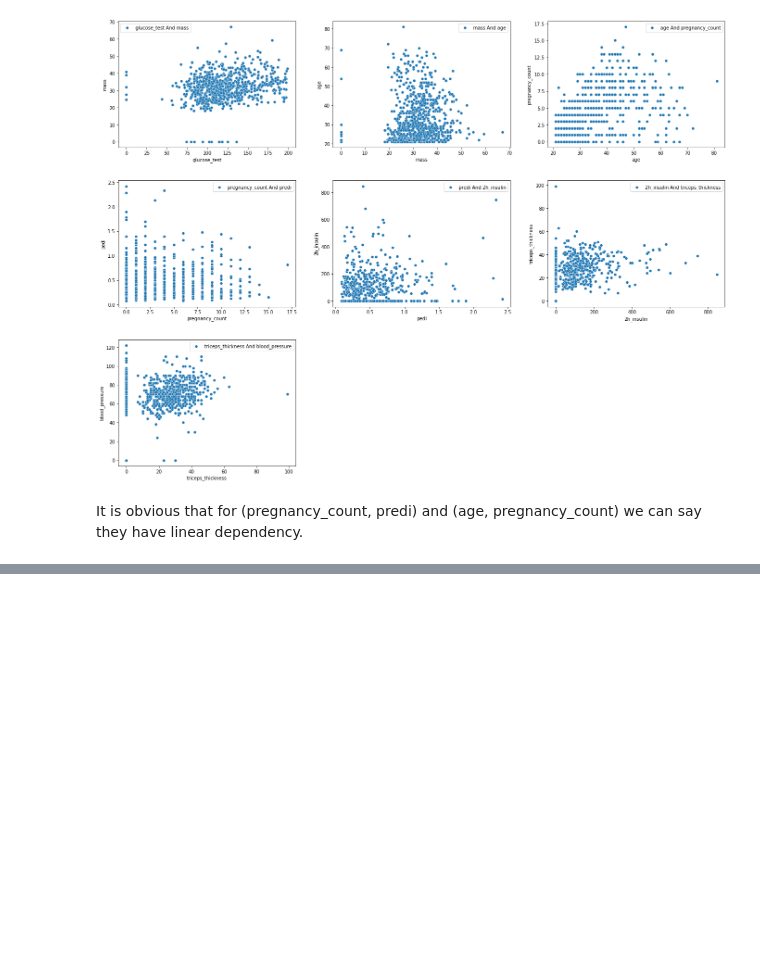
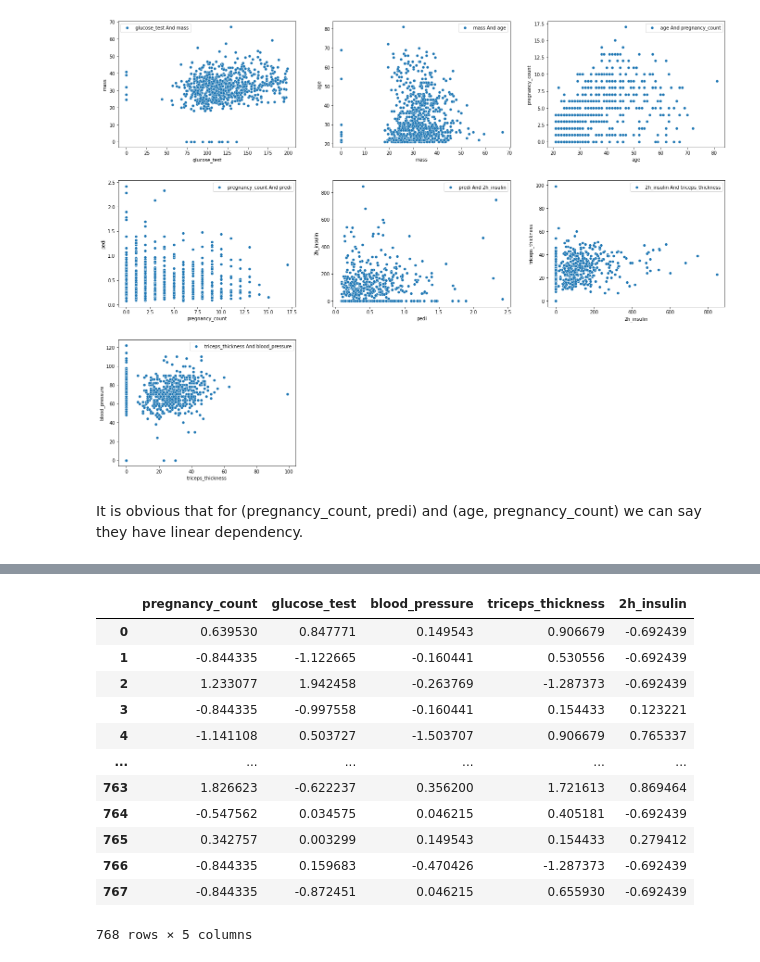
Before and after one commit to amindadgar/Machine-Learning, a Jupyter notebook: HW1/main.ipynb, the cells around one changed output, grey strips where cells are left out. Saved outputs shown, nothing was run; the diff lists cells and outputs as text; code cells hidden in the pictures; blank space fills up the shorter version.

```diff
--- a/HW1/main.ipynb
+++ b/HW1/main.ipynb
@@ -176,0 +199,23 @@ It is obvious that for (pregnancy_count, predi) and (age, pregnancy_count) we ca
+# %%
+def normalize(attrib):
+    """
+    normalize an attribute using its mean and standard deviation
+
+    INPUTS:
+    --------
+    attrib: a pandas series, the original unormalized attribute
+
+    OUTPUT:
+    --------
+    normalized:  the normalized attribute
+    """
+
+    mu = attrib.mean()
+    sigma = attrib.std()
+
+    normalized = (attrib - mu) / sigma
+    return normalized
+
+## third attribute is blood pressure
+blood_pressure_norm = normalize(df.blood_pressure)
+pd.DataFrame(blood_pressure_norm)
@@ -176,0 +236,17 @@ It is obvious that for (pregnancy_count, predi) and (age, pregnancy_count) we ca
+# %%
+## normalize first 5 attribute of the function
+normalize(df[['pregnancy_count', 'glucose_test', 'blood_pressure', 'triceps_thickness', '2h_insulin']])
+# %% [output]
+|  | pregnancy_count | glucose_test | blood_pressure | triceps_thickness | 2h_insulin |
+| 0 | 0.639530 | 0.847771 | 0.149543 | 0.906679 | -0.692439 |
+| 1 | -0.844335 | -1.122665 | -0.160441 | 0.530556 | -0.692439 |
+| 2 | 1.233077 | 1.942458 | -0.263769 | -1.287373 | -0.692439 |
+| 3 | -0.844335 | -0.997558 | -0.160441 | 0.154433 | 0.123221 |
+| 4 | -1.141108 | 0.503727 | -1.503707 | 0.906679 | 0.765337 |
+| ... | ... | ... | ... | ... | ... |
+| 763 | 1.826623 | -0.622237 | 0.356200 | 1.721613 | 0.869464 |
+| 764 | -0.547562 | 0.034575 | 0.046215 | 0.405181 | -0.692439 |
+| 765 | 0.342757 | 0.003299 | 0.149543 | 0.154433 | 0.279412 |
+| 766 | -0.844335 | 0.159683 | -0.470426 | -1.287373 | -0.692439 |
+| 767 | -0.844335 | -0.872451 | 0.046215 | 0.655930 | -0.692439 |
+768 rows × 5 columns
```
Also changed, not shown: parts of 10 cells of this notebook.
